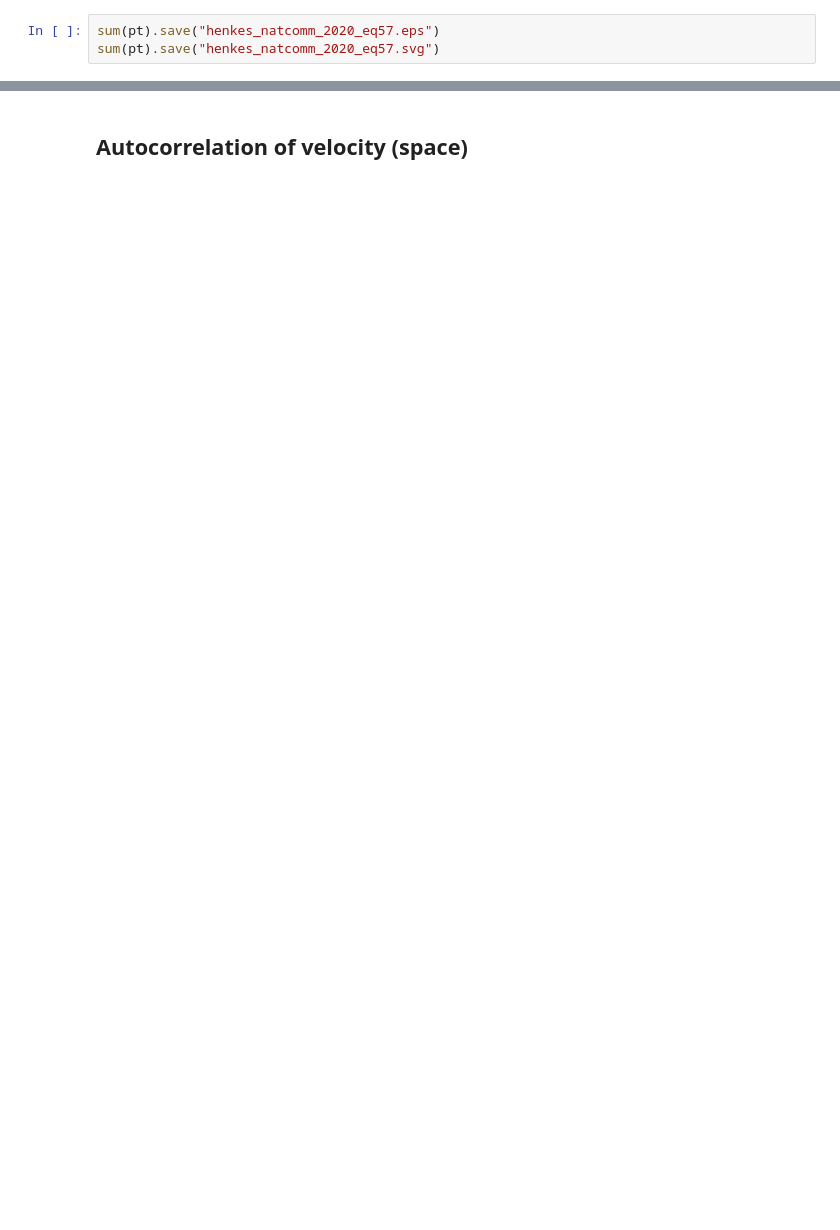
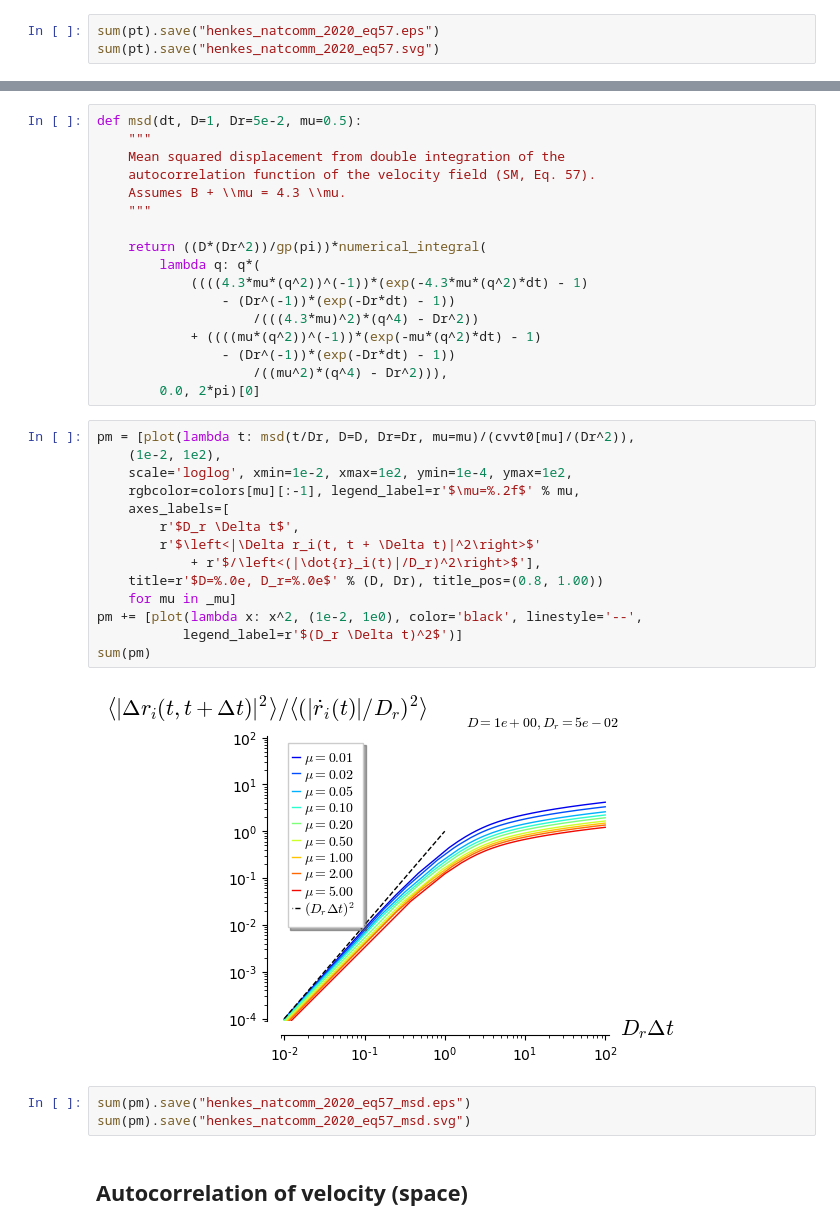
Before and after one commit to yketa/PhD_Wiki, a Jupyter notebook: Summaries/henkes_natcomm_2020/henkes_natcomm_2020.ipynb, the cells around one changed output, grey strips where cells are left out. Cells and saved outputs as stored; diff of their text form; blank space fills up the shorter version.

```diff
--- a/Summaries/henkes_natcomm_2020/henkes_natcomm_2020.ipynb
+++ b/Summaries/henkes_natcomm_2020/henkes_natcomm_2020.ipynb
@@ -46,2 +59,38 @@ sum(pt).save("henkes_natcomm_2020_eq57.svg")
+# %%
+def msd(dt, D=1, Dr=5e-2, mu=0.5):
+    """
+    Mean squared displacement from double integration of the
+    autocorrelation function of the velocity field (SM, Eq. 57).
+    Assumes B + \\mu = 4.3 \\mu.
+    """
+
+    return ((D*(Dr^2))/gp(pi))*numerical_integral(
+        lambda q: q*(
+            ((((4.3*mu*(q^2))^(-1))*(exp(-4.3*mu*(q^2)*dt) - 1)
+                - (Dr^(-1))*(exp(-Dr*dt) - 1))
+                    /(((4.3*mu)^2)*(q^4) - Dr^2))
+            + ((((mu*(q^2))^(-1))*(exp(-mu*(q^2)*dt) - 1)
+                - (Dr^(-1))*(exp(-Dr*dt) - 1))
+                    /((mu^2)*(q^4) - Dr^2))),
+        0.0, 2*pi)[0]
+# %%
+pm = [plot(lambda t: msd(t/Dr, D=D, Dr=Dr, mu=mu)/(cvvt0[mu]/(Dr^2)),
+    (1e-2, 1e2),
+    scale='loglog', xmin=1e-2, xmax=1e2, ymin=1e-4, ymax=1e2,
+    rgbcolor=colors[mu][:-1], legend_label=r'$\mu=%.2f$' % mu,
+    axes_labels=[
+        r'$D_r \Delta t$',
+        r'$\left<|\Delta r_i(t, t + \Delta t)|^2\right>$'
+            + r'$/\left<(|\dot{r}_i(t)|/D_r)^2\right>$'],
+    title=r'$D=%.0e, D_r=%.0e$' % (D, Dr), title_pos=(0.8, 1.00))
+    for mu in _mu]
+pm += [plot(lambda x: x^2, (1e-2, 1e0), color='black', linestyle='--',
+           legend_label=r'$(D_r \Delta t)^2$')]
+sum(pm)
+# %% [output]
+[figure, added]
+# %%
+sum(pm).save("henkes_natcomm_2020_eq57_msd.eps")
+sum(pm).save("henkes_natcomm_2020_eq57_msd.svg")
 # %% [markdown]
 ## Autocorrelation of velocity (space)
```
Also changed, not shown: parts of 11 cells of this notebook, 7 other files.
